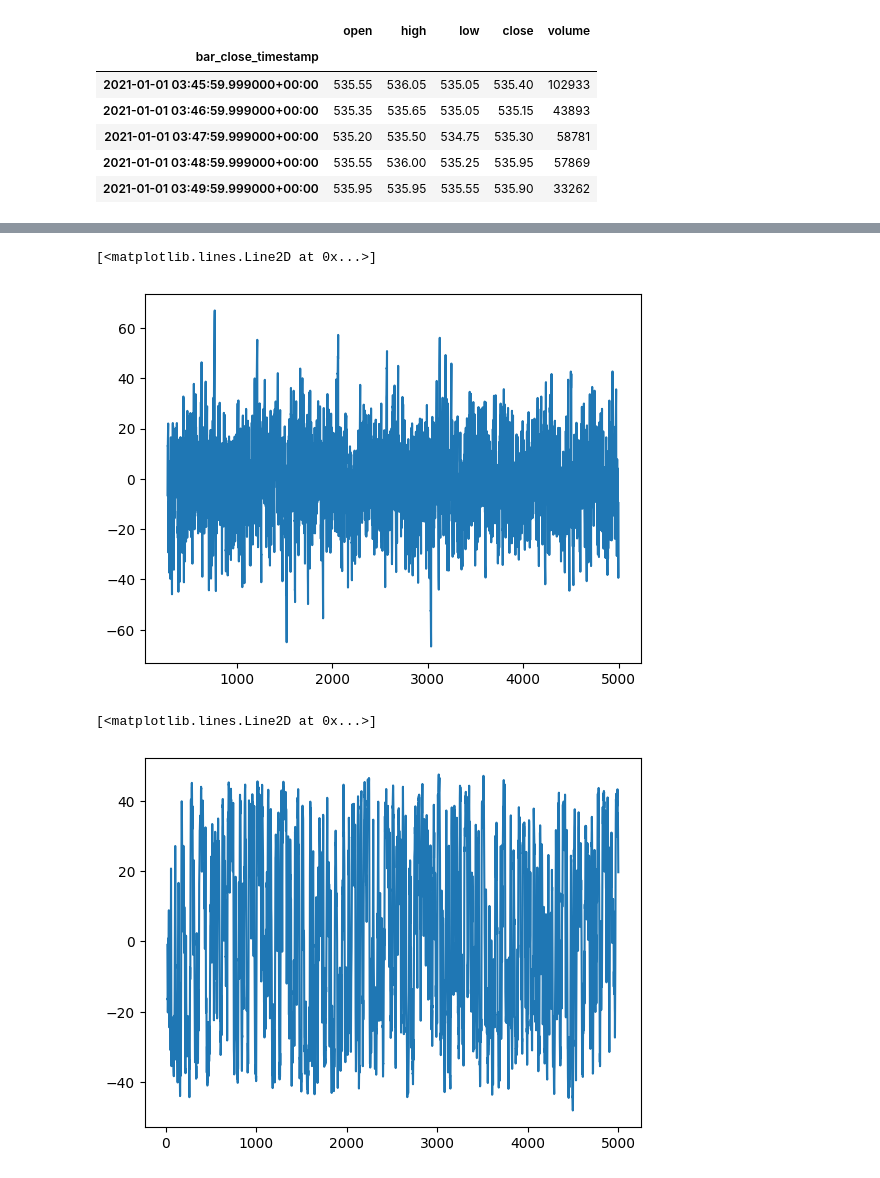
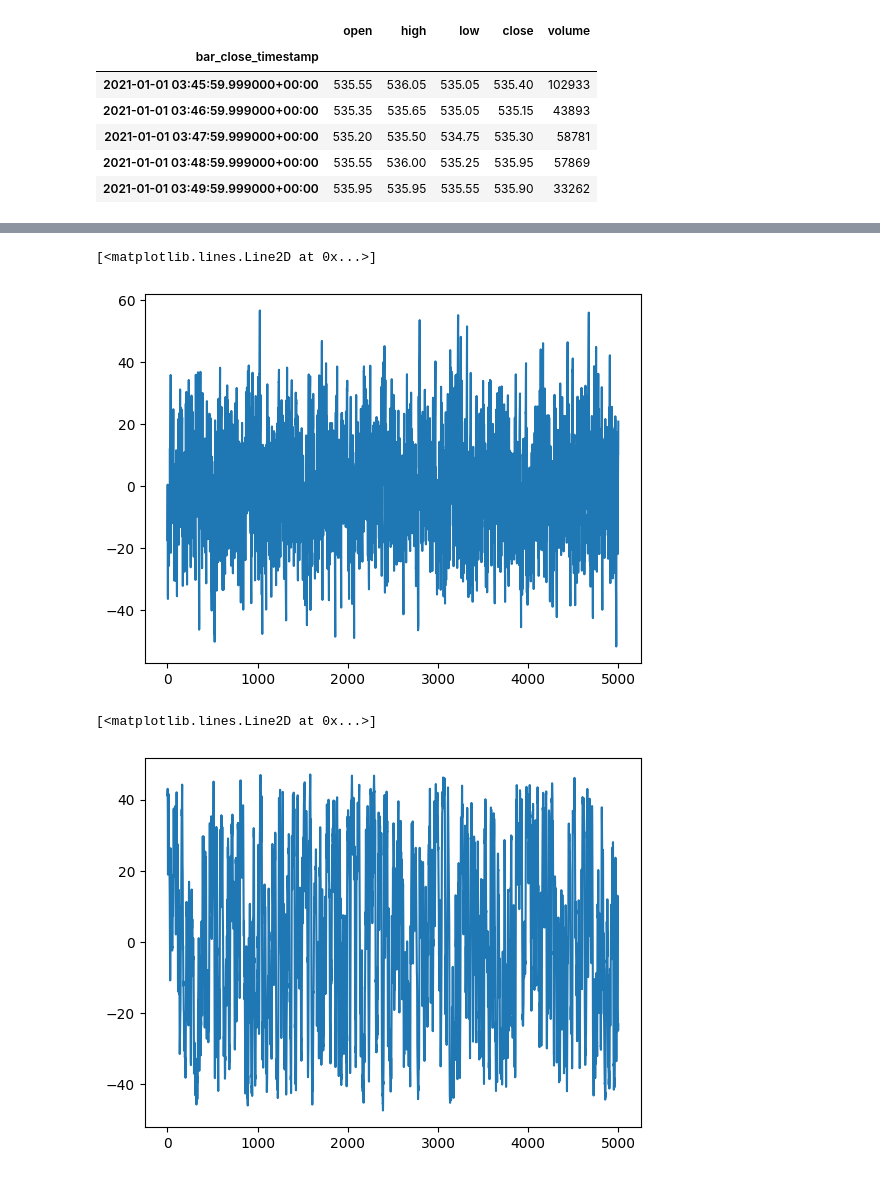
Before and after one commit to chirayu5/algotrading_v40, a Jupyter notebook: notebooks/feature_calculators.ipynb, the cells around one changed output, grey strips where cells are left out. Saved outputs shown, nothing was run; the diff lists cells and outputs as text; code cells hidden in the pictures.

```diff
--- a/notebooks/feature_calculators.ipynb
+++ b/notebooks/feature_calculators.ipynb
@@ -76,15 +77,15 @@ plt.plot(rsi.values[:5000] - 50)
 # %%
 drsi = fc_drsi.detrended_rsi(df_icici, short_length=2, long_length=20, length=252)
-plt.plot(drsi.values[:5000])
+plt.plot(drsi.values[-5000:])
 # %% [output]
 [<matplotlib.lines.Line2D at 0x...>]
-[figure, old version]
+[figure, new version]
 # %%
 stoch = fc_stoch.stochastic(df_icici, lookback=20, n_to_smooth=1)
-plt.plot(stoch.values[:5000] - 50)
+plt.plot(stoch.values[-5000:] - 50)
 # %% [output]
 [<matplotlib.lines.Line2D at 0x...>]
-[figure, old version]
+[figure, new version]
 # %%
 stoch_rsi = fc_stoch_rsi.stochastic_rsi(
   df_icici, rsi_lookback=14, stoch_lookback=14, n_to_smooth=10
```
Also changed, not shown: parts of 11 cells of this notebook, 4 other files.
